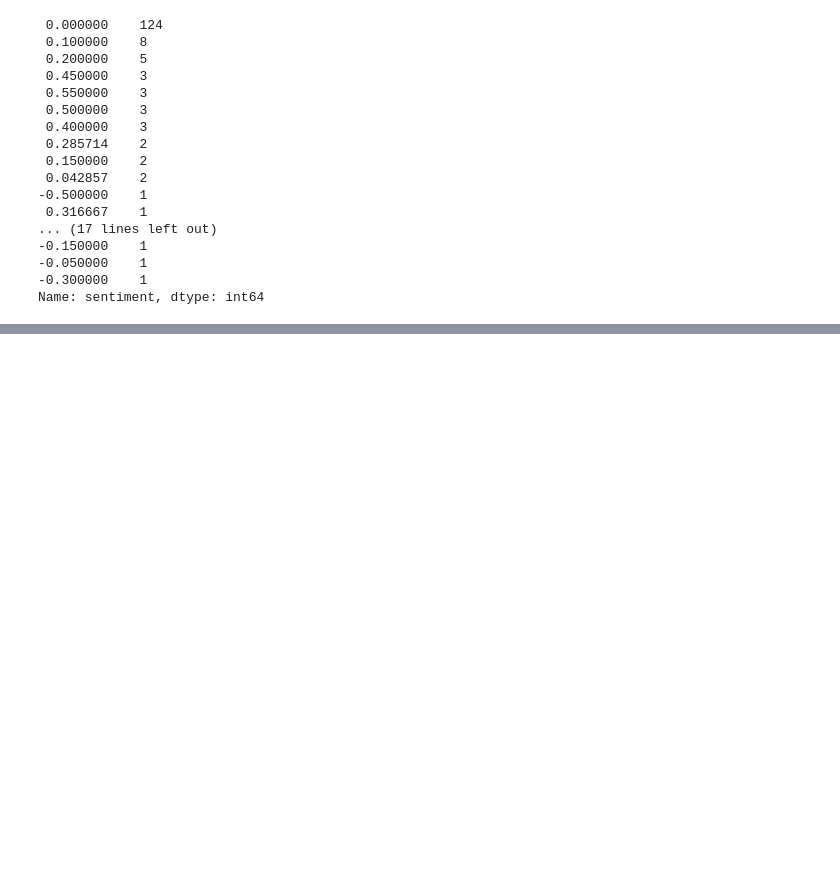
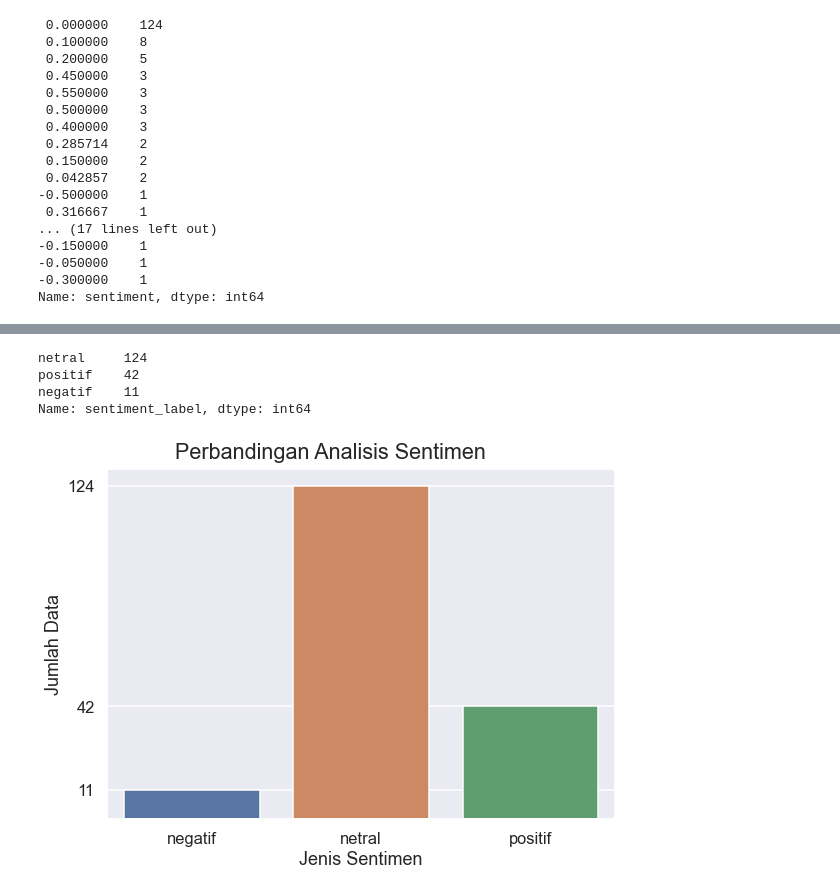
Before and after one commit to rshby/akosta_twitter_scraping, a Jupyter notebook: sentimen_analisis.ipynb, the cells around one changed output, grey strips where cells are left out. Saved outputs shown, nothing was run; the diff lists cells and outputs as text; code cells hidden in the pictures; blank space fills up the shorter version.

```diff
--- a/sentimen_analisis.ipynb
+++ b/sentimen_analisis.ipynb
@@ -4,6 +4,9 @@ from textblob import TextBlob
 import numpy as np
 pd.set_option('display.max_colwidth', -1)
 from deep_translator import GoogleTranslator
+import matplotlib.pyplot as plt
+import seaborn as sns
+sns.set(context="talk")
 # %%
 df = (pd.read_feather("dataset/data_kalimat_clean.feather").loc[:, ["text", "kalimat_clean"]])
 df["kalimat_clean"] = df["kalimat_clean"].str.replace("rt", "")
@@ -53,3 +54,5 @@ df["sentiment"].value_counts(dropna=False)
 -0.050000    1
 -0.300000    1
 Name: sentiment, dtype: int64
+# %%
+df["sentiment_label"] = pd.cut(df["sentiment"], bins=[-1, -0.001, 0.001, 1], labels=['negatif', 'netral', 'positif'])
@@ -55,0 +77,17 @@ Name: sentiment, dtype: int64
+# %%
+df["sentiment_label"].value_counts()
+# %% [output]
+netral     124
+positif    42
+negatif    11
+Name: sentiment_label, dtype: int64
+# %%
+fig, ax = plt.subplots(figsize=(8, 6), constrained_layout=True)
+_ = fig.suptitle("Perbandingan Analisis Sentimen")
+_ = sns.countplot(df["sentiment_label"])
+_ = ax.set_yticks([11, 42, 124])
+_ = ax.set_xlabel("Jenis Sentimen")
+_ = ax.set_ylabel("Jumlah Data")
+plt.show()
+# %% [output]
+[figure, added]
```
Also changed, not shown: parts of 3 cells of this notebook, 4 other files.
